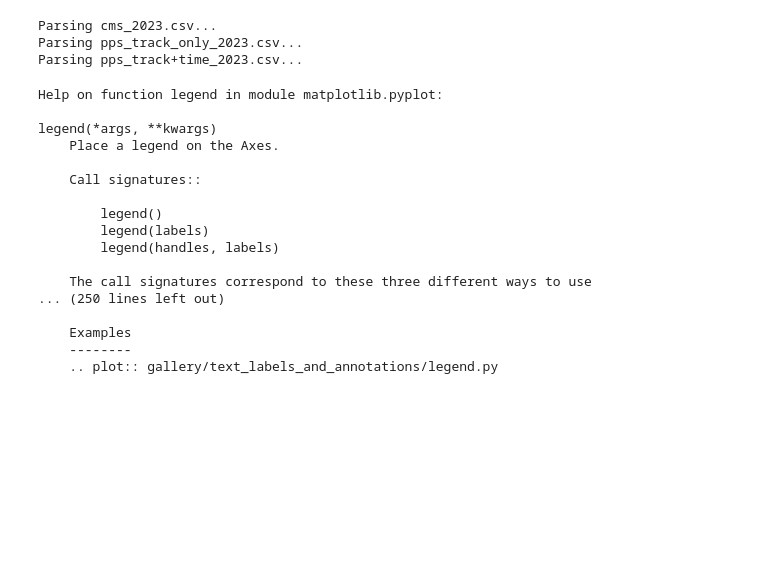
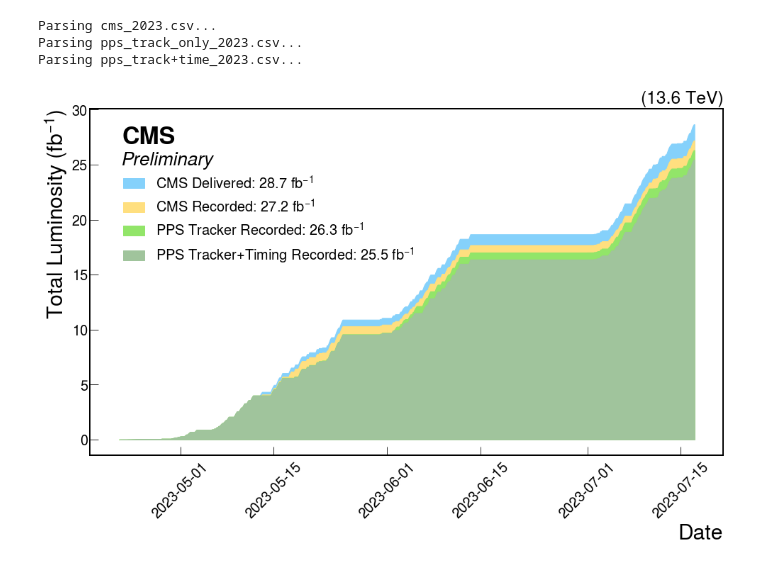
Before and after one commit to AndreaBellora/pps-dpg-lumi-plots, a Jupyter notebook: lumi_plot.ipynb, the cells around one changed output. Drawn from its saved outputs; the diff is of its cells as text; code cells hidden in the pictures; blank space fills up the shorter version.

```diff
--- a/lumi_plot.ipynb
+++ b/lumi_plot.ipynb
@@ -110,53 +110,35 @@ Parsing pps_track+time_2023.csv...
 import mplhep as hep
 import matplotlib.pyplot as plt
 
 hep.style.use('CMS')
 
 cms_tot_del = cms_2023_df['integrated_del_lumi'].iloc[-1]
 cms_tot_rec = cms_2023_df['integrated_rec_lumi'].iloc[-1]
 pps_tot_track = pps_2023_track_df['integrated_rec_lumi'].iloc[-1]
 pps_tot_tracktime = pps_2023_tracktime_df['integrated_rec_lumi'].iloc[-1]
 
 # Create the XY plot with a filled area under the line
 plt.figure(figsize=(16, 9))
 plt.fill_between(cms_2023_df['date'], cms_2023_df['integrated_del_lumi'], color='#85d1fb', alpha=1, label=f'CMS Delivered: {cms_tot_del:.1f}'+' fb$^{-1}$')
 plt.fill_between(cms_2023_df['date'], cms_2023_df['integrated_rec_lumi'], color='#ffdf7f', alpha=1, label=f'CMS Recorded: {cms_tot_rec:.1f}'+' fb$^{-1}$')
 plt.fill_between(pps_2023_track_df['date'], pps_2023_track_df['integrated_rec_lumi'], color='#92e569', alpha=1, label=f'PPS Tracker Recorded: {pps_tot_track:.1f}'+' fb$^{-1}$')
 plt.fill_between(pps_2023_tracktime_df['date'], pps_2023_tracktime_df['integrated_rec_lumi'], color='#a0c49c', alpha=1, label=f'PPS Tracker+Timing Recorded: {pps_tot_tracktime:.1f}'+' fb$^{-1}$')
-plt.xlabel('Date',fontsize=24)
-plt.ylabel('Total Luminosity (fb$^{-1}$)',fontsize=24)
+plt.xlabel('Date',fontsize=30)
+plt.ylabel('Total Luminosity (fb$^{-1}$)',fontsize=30)
 plt.xticks(rotation=45,fontsize=20)
 plt.yticks(fontsize=20)
-plt.legend(loc='upper left', fontsize=20, bbox_to_anchor=(0.02,0.02))
+plt.legend(loc='upper left', fontsize=20, bbox_to_anchor=(0.03,0.85))
 
 # Remove minor ticks (which don't really make sense here)
 plt.minorticks_off()
 
 # Remove right and top axis. It's not CMS-style, I know, but they're really ugly and useless in this case
 plt.tick_params(axis='both', which='both', direction='in', top=False, right=False)
 
 # Add CMS Preliminary label
 hep.cms.label('Preliminary',loc=2, data=True, rlabel='(13.6 TeV)')
 
 # Show the plot
 plt.show()
+# %% [output]
+[figure, added]
-# %%
-help(plt.legend)
-# %% [output]
-Help on function legend in module matplotlib.pyplot:
-
-legend(*args, **kwargs)
-    Place a legend on the Axes.
-
-    Call signatures::
-
-        legend()
-        legend(labels)
-        legend(handles, labels)
-
-    The call signatures correspond to these three different ways to use
-... (250 lines left out)
-
-    Examples
-    --------
-    .. plot:: gallery/text_labels_and_annotations/legend.py
```
